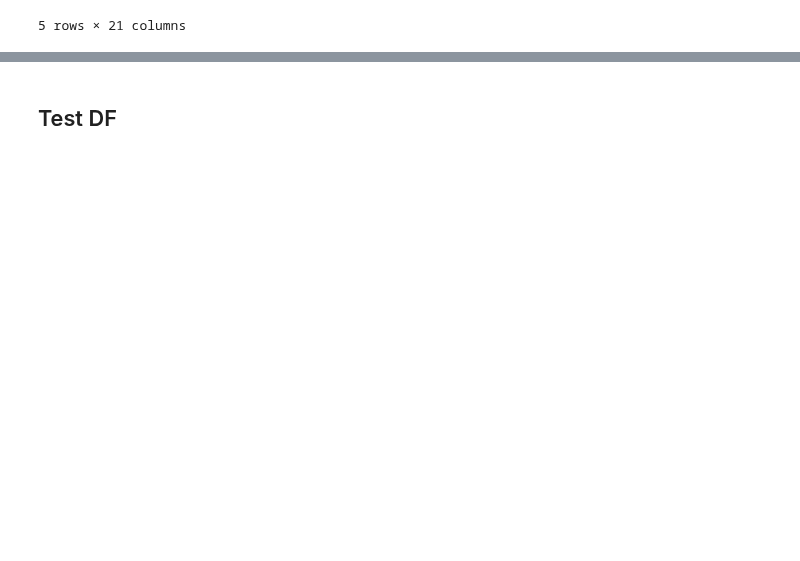
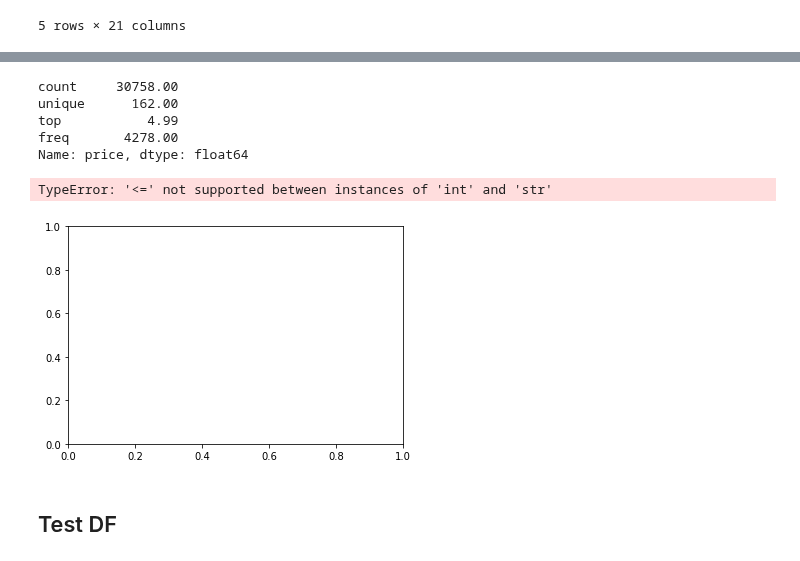
Before and after one commit to nadinezab/video-game-recs, a Jupyter notebook: 2-Data-Exploration.ipynb, the cells around one changed output, grey strips where cells are left out. Drawn from its saved outputs; the diff is of its cells as text; code cells hidden in the pictures; blank space fills up the shorter version.

```diff
--- a/2-Data-Exploration.ipynb
+++ b/2-Data-Exploration.ipynb
@@ -197,3 +262,20 @@ pickle.dump(alldata, open('alldata.pkl','wb'))
+# %%
+dfprice = df[df['price'].notnull()]
+# %%
+dfprice = dfprice.replace('Free To Play', 0)
+# %%
+dfprice['price'].describe()
+# %% [output]
+count     30758.00
+unique      162.00
+top           4.99
+freq       4278.00
+Name: price, dtype: float64
+# %%
+dfprice['price'].hist()
+# %% [output]
+TypeError: '<=' not supported between instances of 'int' and 'str'
+[figure, added]
 # %% [markdown]
 ## Test DF
 # %%
```
Also changed, not shown: parts of 12 cells of this notebook.
